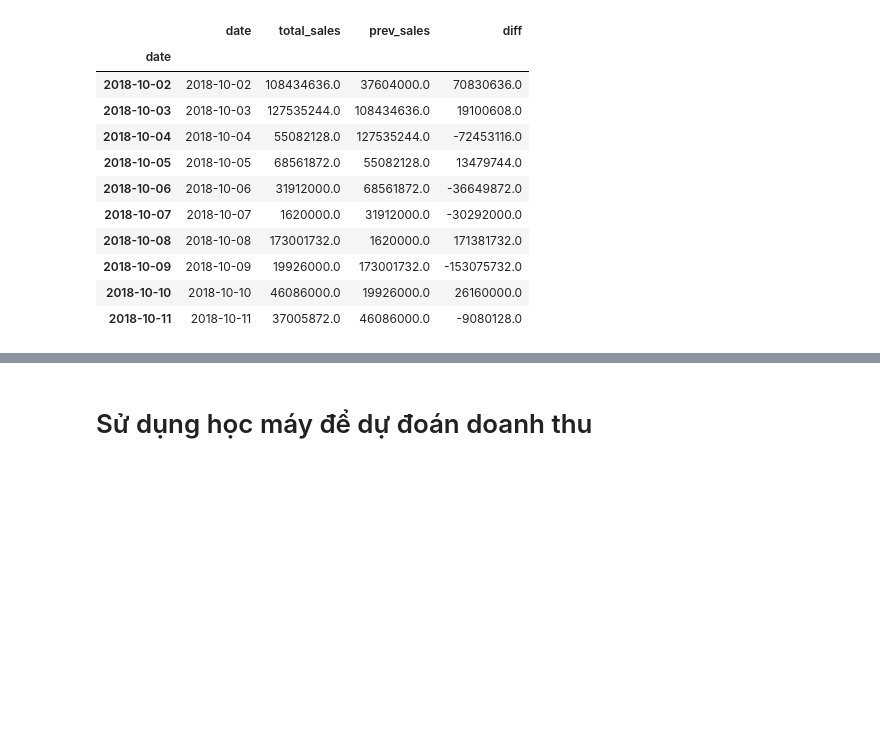
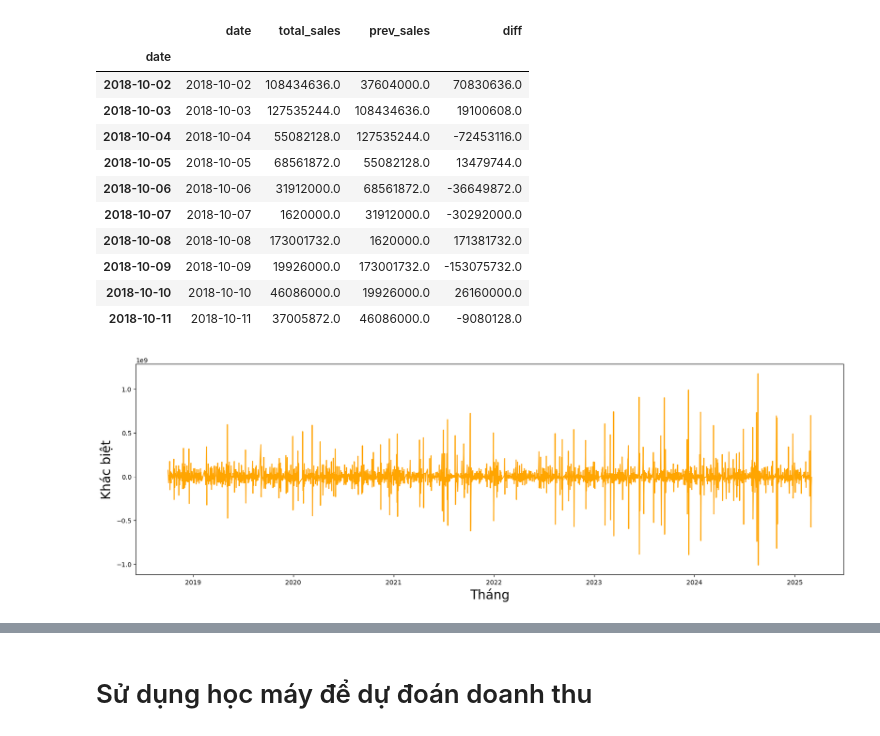
Before and after one commit to brerkl/sales-forecasting, a Jupyter notebook: project.ipynb, the cells around one changed output, grey strips where cells are left out. Drawn from its saved outputs; the diff is of its cells as text; code cells hidden in the pictures; blank space fills up the shorter version.

```diff
--- a/project.ipynb
+++ b/project.ipynb
@@ -125,3 +104,11 @@ pyoff.iplot(fig)
+# %%
+plt.figure(figsize=(20, 6))
+plt.plot(data_diff['diff'], color='orange')
+plt.xlabel('Tháng', size=20)
+plt.ylabel('Khác biệt',size=20)
+plt.show()
+# %% [output]
+[figure, added]
 # %%
 data_supervised = data_diff.drop(['prev_sales'],axis=1)
 
```
Also changed, not shown: parts of 10 cells of this notebook.
